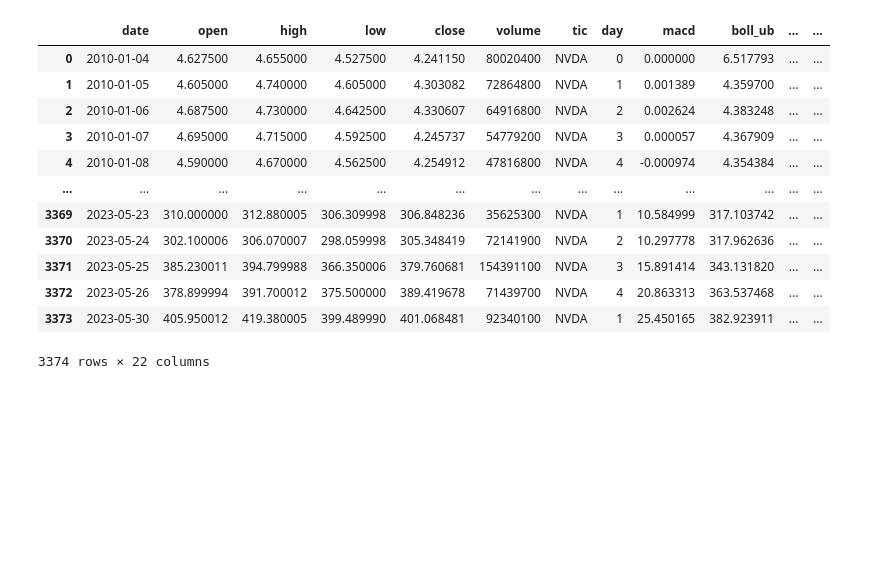
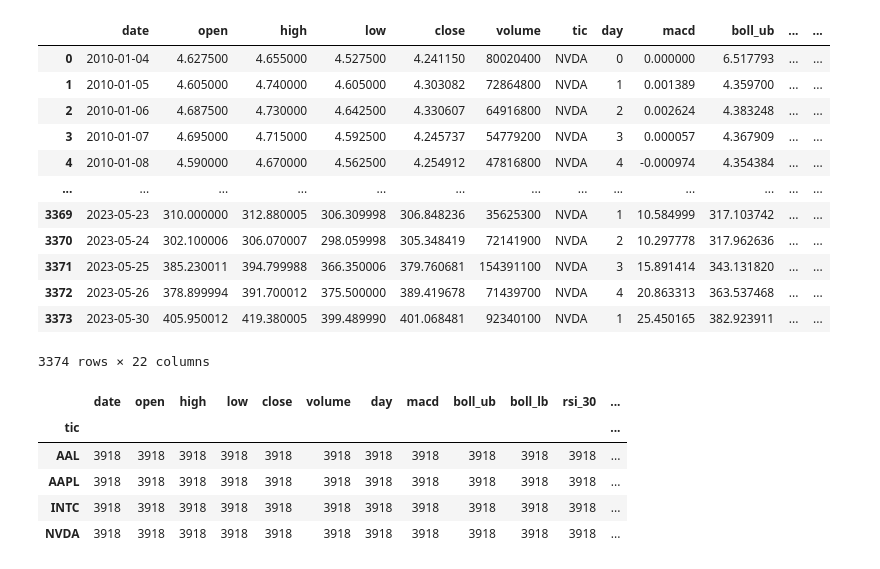
Before and after one commit to nickandbro/CS7643-Deep-RL-for-Finance, a Jupyter notebook: notebooks/setup_sandbox.ipynb, the cells around one changed output. Drawn from its saved outputs; the diff is of its cells as text; code cells hidden in the pictures; blank space fills up the shorter version.

```diff
--- a/notebooks/setup_sandbox.ipynb
+++ b/notebooks/setup_sandbox.ipynb
@@ -700,0 +708,9 @@ df = pd.read_csv("/Users/taylorlast/OMSCS/DL/CS7643-Deep-RL-for-Finance/data/bas
+# %%
+df.groupby("tic").count()
+# %% [output]
+|  | date | open | high | low | close | volume | day | macd | boll_ub | boll_lb | rsi_30 | ... |
+| tic |  |  |  |  |  |  |  |  |  |  |  | ... |
+| AAL | 3918 | 3918 | 3918 | 3918 | 3918 | 3918 | 3918 | 3918 | 3918 | 3918 | 3918 | ... |
+| AAPL | 3918 | 3918 | 3918 | 3918 | 3918 | 3918 | 3918 | 3918 | 3918 | 3918 | 3918 | ... |
+| INTC | 3918 | 3918 | 3918 | 3918 | 3918 | 3918 | 3918 | 3918 | 3918 | 3918 | 3918 | ... |
+| NVDA | 3918 | 3918 | 3918 | 3918 | 3918 | 3918 | 3918 | 3918 | 3918 | 3918 | 3918 | ... |
```
Also changed, not shown: parts of 10 cells of this notebook, 22 other files.
